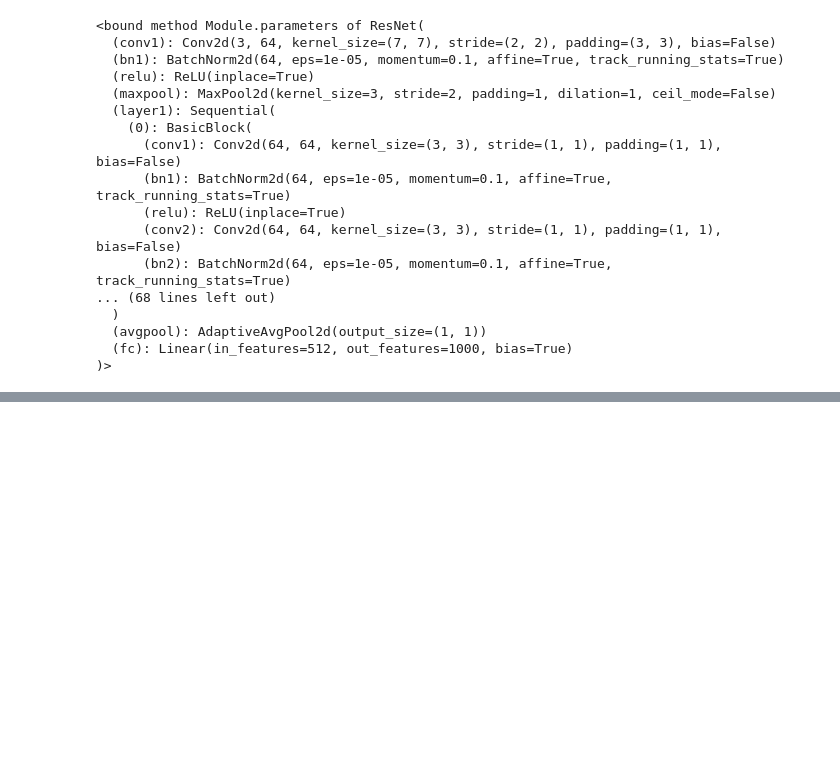
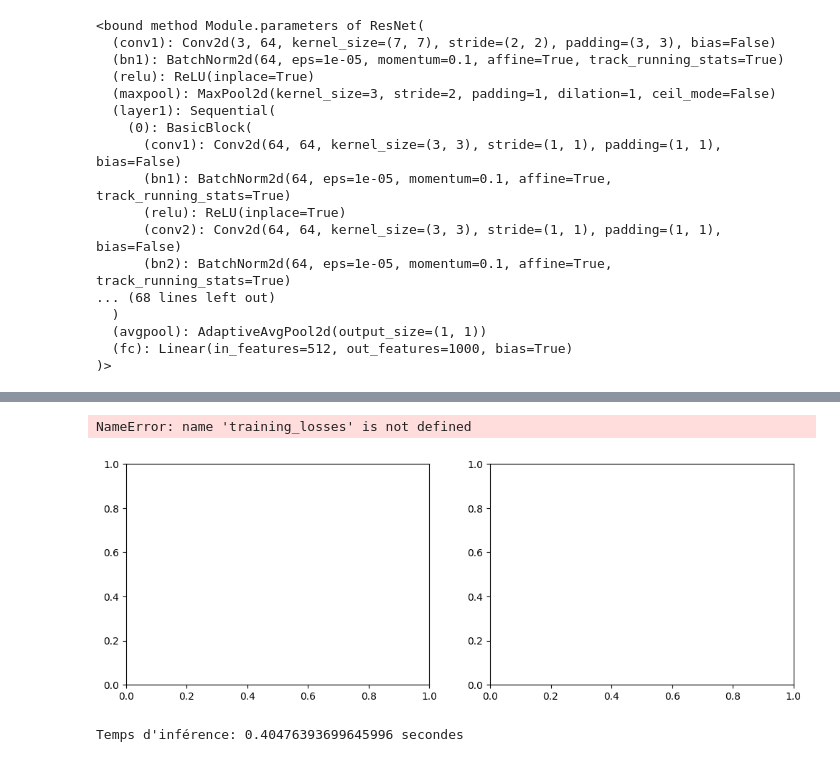
Before and after one commit to Jason2EPITA/groupe6hackathon, a Jupyter notebook: tutorial-s3.ipynb, the cells around one changed output, grey strips where cells are left out. Saved outputs shown, nothing was run; the diff lists cells and outputs as text; code cells hidden in the pictures; blank space fills up the shorter version.

```diff
--- a/tutorial-s3.ipynb
+++ b/tutorial-s3.ipynb
@@ -213,9 +234,10 @@ def eval_model(model, test_loader, device, test_time_tsfm=None, num_augmentation
         test_acc))
     return test_acc
 # %%
-n_epochs = 1
+#PLUS BESOIN CAR ON A ENTRAINE LE MODELE
+#n_epochs = 10
 # train the model
-model, training_losses, training_accs, test_accs = train_model(model, train_loader,
-                            test_loader, criterion, optimizer, lrscheduler, device, n_epochs=n_epochs)
+#model, training_losses, training_accs, test_accs = train_model(model, train_loader,
+                            #test_loader, criterion, optimizer, lrscheduler, device, n_epochs=n_epochs)
 # Save the model
-torch.save(model.state_dict(), 'model.pth')
+#torch.save(model.state_dict(), 'model.pth')
@@ -225,0 +244,18 @@ Finished Training
+# %%
+fig, axs = plt.subplots(1, 2, figsize=(12, 4))
+
+# Plot training loss
+axs[0].plot(training_losses)
+axs[0].set_title("Training Loss")
+
+# Plot training and test accuracy
+axs[1].plot(training_accs, label="Training Accuracy")
+axs[1].plot(test_accs, label="Test Accuracy")
+axs[1].set_title("Training and Test Accuracy")
+axs[1].legend()
+
+plt.tight_layout()
+plt.show()
+# %% [output]
+NameError: name 'training_losses' is not defined
+[figure, added]
@@ -225,0 +270,46 @@ Finished Training
+# %%
+""" we can load the saved model from training if we only want to test it without training it again
+"""
+# model = models.resnet34(pretrained=True)
+model.load_state_dict(torch.load('model.pth'))
+# model.eval()
+
+# switch the model to evaluation mode to make dropout and batch norm work in eval mode
+model.eval()
+
+"""
+transforms for the input image (this is not the test loader) This is just for a single image to be the same size and
+normalized as the test loader
+"""
+loader = transforms.Compose([transforms.Resize((400, 400)),
+                                transforms.ToTensor(),
+                                transforms.Normalize((0.5, 0.5, 0.5), (0.5, 0.5, 0.5))])
+
+random_image_name = 'Aston Martin Virage Coupe 2012/00757.jpg'
+image = Image.open(os.path.join(dataset_dir, 'test', random_image_name))
+# display the image to be predicted
+image = loader(image).float()
+image = torch.autograd.Variable(image, requires_grad=True)
+# add a dimension to the image to make it a batch of 1 image to feed it to the model for prediction
+image = image.unsqueeze(0)
+image = image.cuda()
+# Mesurer le temps avant l'inférence
+start_time = time.time()
+
+output = model(image)
+
+# Mesurer le temps après l'inférence
+end_time = time.time()
+
+# Calculer le temps écoulé pour l'inférence
+inference_time = end_time - start_time
+
+
+# get the class indices from the model
+# conf represents the highest probability or confidence score among all the predicted classes for the given input image.
+conf, predicted = torch.max(output.data, 1)
+
+# Afficher le temps d'inférence
+print("Temps d'inférence:", inference_time, "secondes")
+# %% [output]
+Temps d'inférence: 0.40476393699645996 secondes
```
Also changed, not shown: parts of 8 cells of this notebook.
